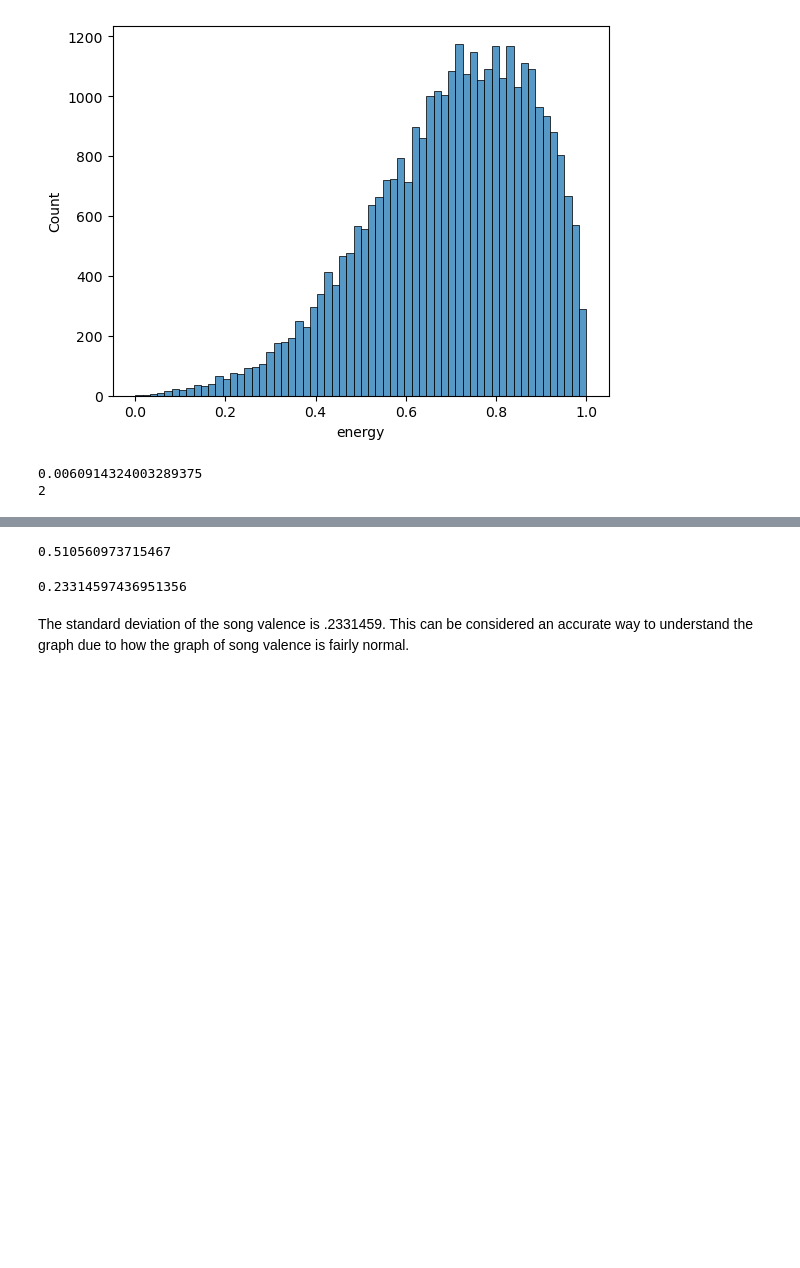
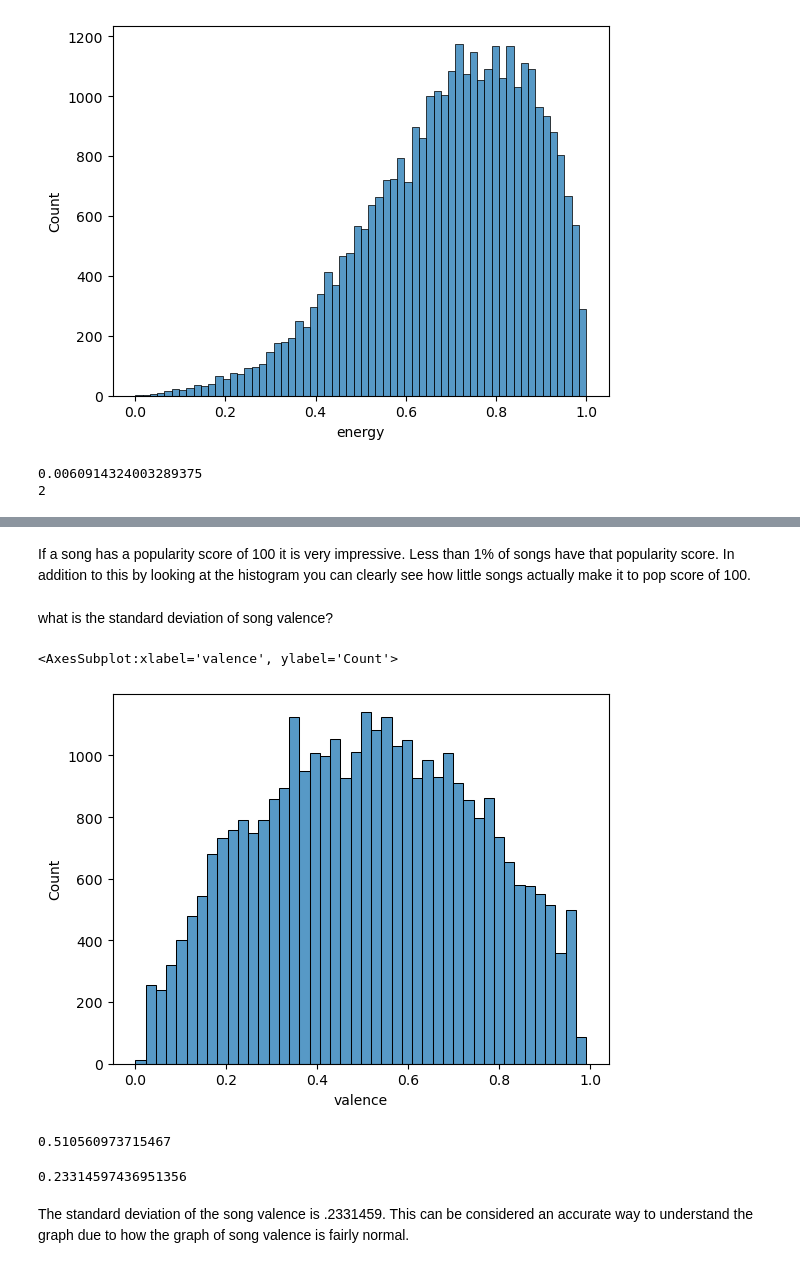
Before and after one commit to Charred-Baguette/AI-AT-CCIC, a Jupyter notebook: Semester 1/Spotify/SpotifySongs.ipynb, the cells around one changed output, grey strips where cells are left out. Saved outputs shown, nothing was run; the diff lists cells and outputs as text; code cells hidden in the pictures; blank space fills up the shorter version.

```diff
--- a/Semester 1/Spotify/SpotifySongs.ipynb
+++ b/Semester 1/Spotify/SpotifySongs.ipynb
@@ -106,12 +100,21 @@ sb.histplot(data=df, x='valence',bins=100)
-# %%
-valencemean=meancalc('valence')
-print(valencemean)
-# %% [output]
-0.510560973715467
-# %%
-valencesd=standard_deviation('valence')
-print(valencesd)
-# %% [output]
-0.23314597436951356
-# %% [markdown]
-The standard deviation of the song valence is .2331459. This can be considered an accurate way to understand the graph due to how the graph of song valence is fairly normal.
+# %% [markdown]
+If a song has a popularity score of 100 it is very impressive. Less than 1% of songs have that popularity score. In addition to this by looking at the histogram you can clearly see how little songs actually make it to pop score of 100.
+# %% [markdown]
+what is the standard deviation of song valence?
+# %%
+sb.histplot(data=df, x='valence')
+# %% [output]
+<AxesSubplot:xlabel='valence', ylabel='Count'>
+[figure, added]
+# %%
+valencemean=meancalc('valence')
+print(valencemean)
+# %% [output]
+0.510560973715467
+# %%
+valencesd=standard_deviation('valence')
+print(valencesd)
+# %% [output]
+0.23314597436951356
+# %% [markdown]
+The standard deviation of the song valence is .2331459. This can be considered an accurate way to understand the graph due to how the graph of song valence is fairly normal.
```
Also changed, not shown: parts of 9 cells of this notebook, 1 other file.
